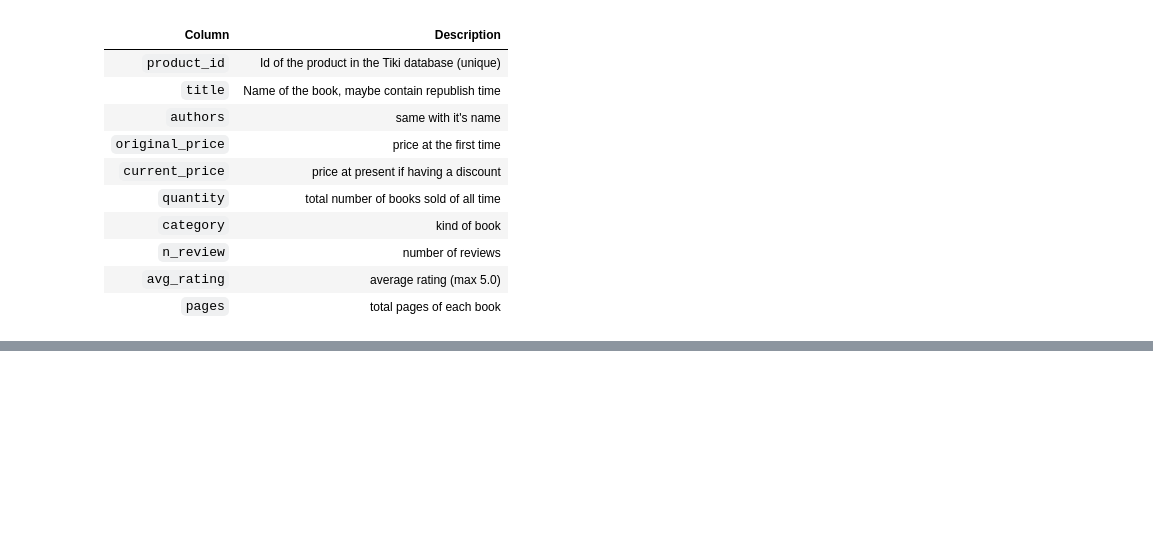
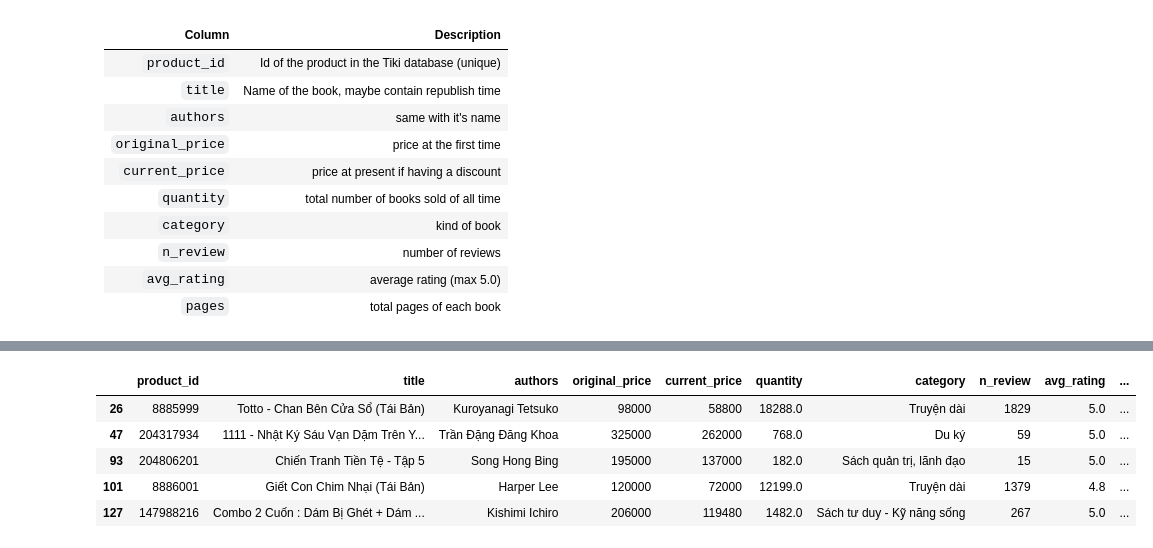
Before and after one commit to trungluong12/LTCKHDL_FinalProject, a Jupyter notebook: FinalProject.ipynb, the cells around one changed output, grey strips where cells are left out. Saved outputs shown, nothing was run; the diff lists cells and outputs as text; code cells hidden in the pictures; blank space fills up the shorter version.

```diff
--- a/FinalProject.ipynb
+++ b/FinalProject.ipynb
@@ -59,0 +67,4 @@ Number of cols:  7
+# %%
+book_df = book_df.drop_duplicates()
+num_rows = book_df.shape[0]
+num_rows
@@ -59,0 +103,9 @@ Number of cols:  7
+# %%
+book_df[book_df.pages.isnull()].head()
+# %% [output]
+|  | product_id | title | authors | original_price | current_price | quantity | category | n_review | avg_rating | ... |
+| 26 | 8885999 | Totto - Chan Bên Cửa Sổ (Tái Bản) | Kuroyanagi Tetsuko | 98000 | 58800 | 18288.0 | Truyện dài | 1829 | 5.0 | ... |
+| 47 | 204317934 | 1111 - Nhật Ký Sáu Vạn Dặm Trên Y... | Trần Đặng Đăng Khoa | 325000 | 262000 | 768.0 | Du ký | 59 | 5.0 | ... |
+| 93 | 204806201 | Chiến Tranh Tiền Tệ - Tập 5 | Song Hong Bing | 195000 | 137000 | 182.0 | Sách quản trị, lãnh đạo | 15 | 5.0 | ... |
+| 101 | 8886001 | Giết Con Chim Nhại (Tái Bản) | Harper Lee | 120000 | 72000 | 12199.0 | Truyện dài | 1379 | 4.8 | ... |
+| 127 | 147988216 | Combo 2 Cuốn : Dám Bị Ghét + Dám ... | Kishimi Ichiro | 206000 | 119480 | 1482.0 | Sách tư duy - Kỹ năng sống | 267 | 5.0 | ... |
```
Also changed, not shown: parts of 44 cells of this notebook, 3 other files.
